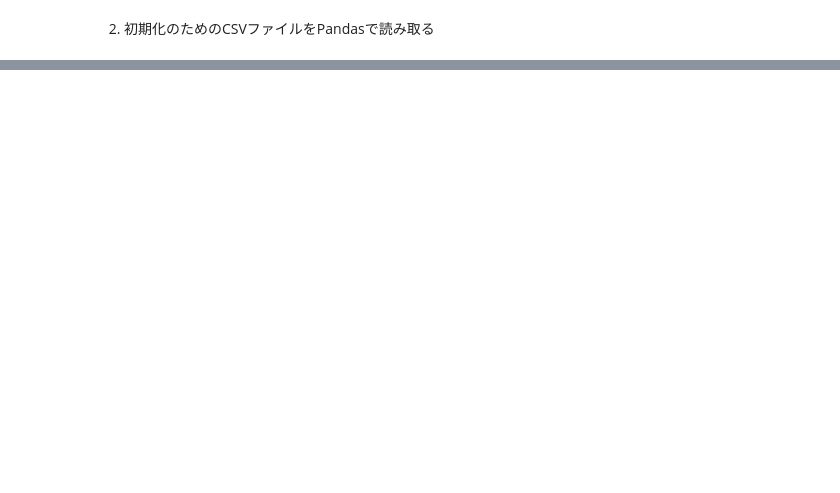
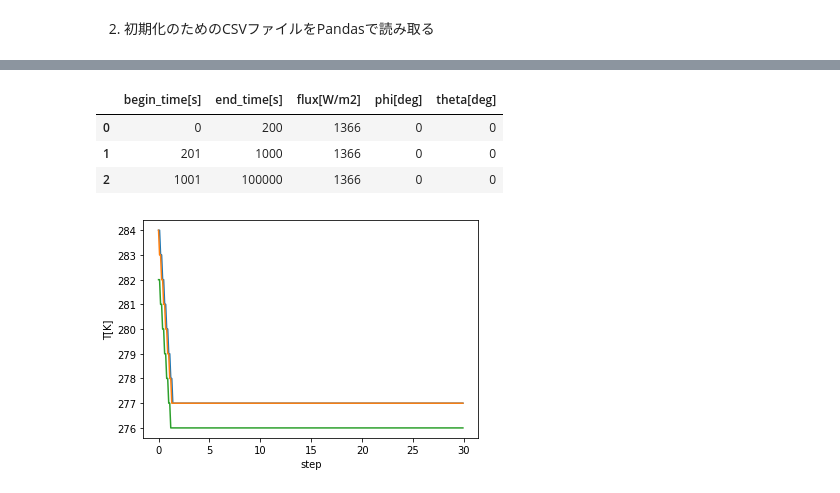
Before and after one commit to ShingoNishimoto/Thermal_analysis, a Jupyter notebook: Thermal_analysis.ipynb, the cells around one changed output, grey strips where cells are left out. Saved outputs shown, nothing was run; the diff lists cells and outputs as text; code cells hidden in the pictures; blank space fills up the shorter version.

Commit message:
can run few node analysis, but so long time to run. have to review the calc cost.

```diff
--- a/Thermal_analysis.ipynb
+++ b/Thermal_analysis.ipynb
@@ -189,0 +258,63 @@ Plot(Ther_eq.RungeKutta4())
+# %%
+Cij = pd.read_csv('thermal_config/Cij.csv', index_col=0) #各ノードについて
+mission_area = pd.read_csv('thermal_config/area_properties/MISSION.csv', index_col=0)
+bus_area = pd.read_csv('thermal_config/area_properties/BUS.csv', index_col=0)
+panel_area = pd.read_csv('thermal_config/area_properties/PANEL.csv', index_col=0)
+in_out_prop = pd.read_csv('thermal_config/in_out_properties.csv', index_col=0)
+phys_prop = pd.read_csv('thermal_config/physical_properties.csv')
+phys_prop.index = phys_prop.index + 1 #nodeと一致させる
+solar_flux = pd.read_csv('thermal_config/outer_flux.csv')
+
+#view propertyだけ辞書型にする
+with open('thermal_config/view_properties.csv') as f:
+    reader = csv.reader(f)
+    view_list = [row for row in reader]
+view_key1 = [(int(i),j) for i,j in zip(view_list[0][2:],view_list[1][2:])]
+view_key2 = view_key1[:-1]
+view_prop = {}
+for i in range(len(view_key2)):
+    view_values = {}
+    for j in range(len(view_key1)):
+        #print(float(view_list[2+i][2+j]))
+        view_values[view_key1[j]] = float(view_list[2+i][2+j])
+    view_prop[view_key2[i]] = view_values
+#print(view_prop)
+#view_prop = pd.read_csv('thermal_config/view_properties.csv', index_col=0)
+view_prop
+#bus_area
+#phys_prop
+solar_flux
+# %% [output]
+|  | begin_time[s] | end_time[s] | flux[W/m2] | phi[deg] | theta[deg] |
+| 0 | 0 | 200 | 1366 | 0 | 0 |
+| 1 | 201 | 1000 | 1366 | 0 | 0 |
+| 2 | 1001 | 100000 | 1366 | 0 | 0 |
+# %%
+size = (0.10, 0.20, 0.30) #m 6U
+SC_temperature = (25.0 + 273,) #K
+
+Unv_node_num = 1
+Unv_temperature = (-270 + 273,) #K
+
+#Envにおけるheatをしっかり定義，このフラックス方向の変化刻みと伝搬における刻み幅は独立させる．
+fluxes = [solar_flux]
+
+dt = 0.1 #[s]
+step = 300
+
+MISSION = Component("MISSION", mission_area)
+BUS = Component("BUS", bus_area)
+PANEL = Component("PANEL", panel_area)
+
+compo_l = [MISSION, BUS, PANEL]
+
+SC = Spacecraft(Cij, in_out_prop, view_prop, phys_prop, compo_l)
+#print(SC.node)
+Env = Environment(Unv_node_num, fluxes, Unv_temperature)
+#Node()
+Ther_eq = Thermal_equation(SC, Env, dt, step)
+Ther_eq.solve()
+#print(Ther_eq.f())
+Plot(Ther_eq)
+# %% [output]
+[figure, added]
```
Also changed, not shown: parts of 5 cells of this notebook, 19 other files.
